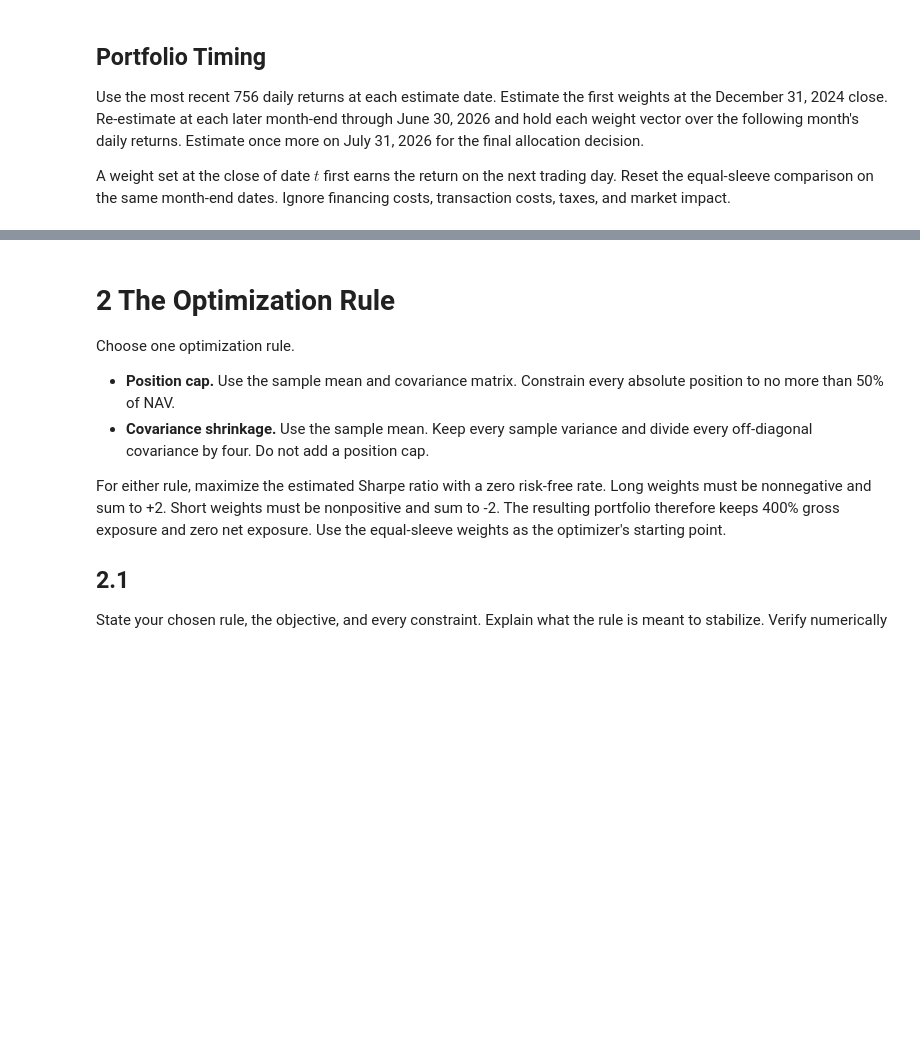
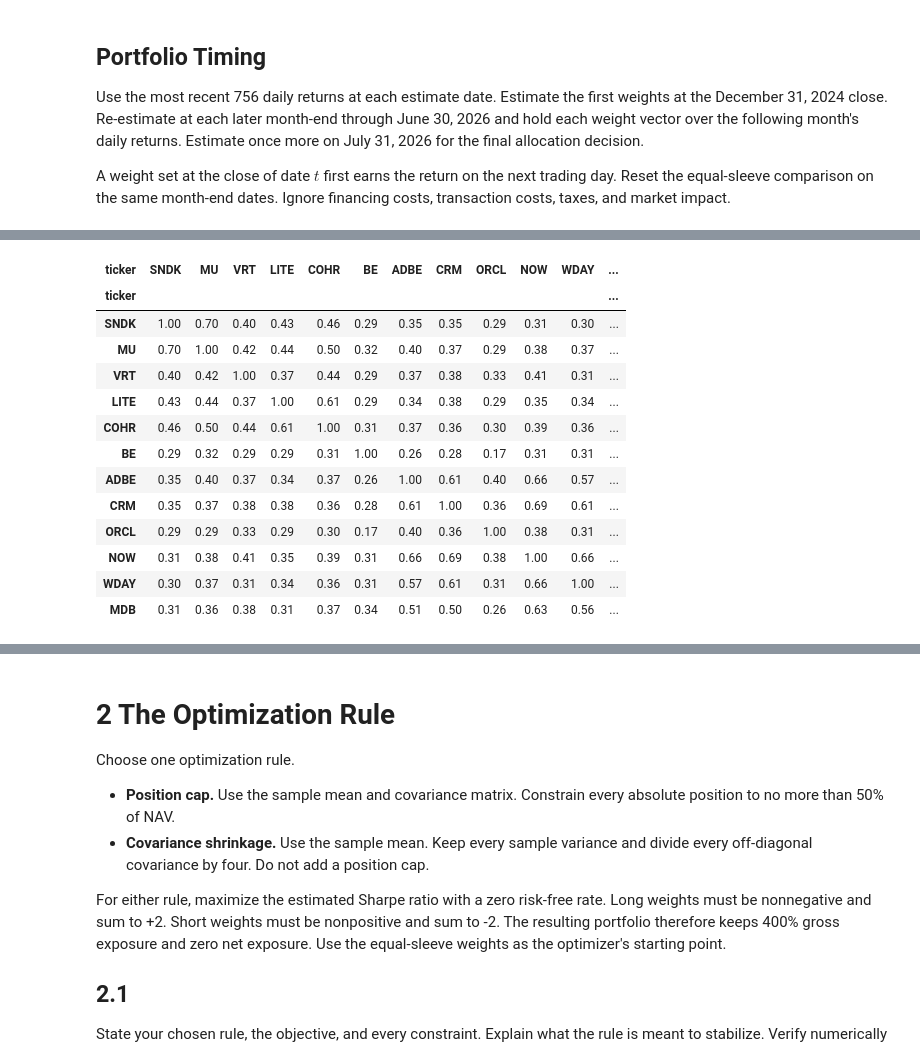
Before and after one commit to SimbaSimbiri/leveraged-awareness, a Jupyter notebook: situational_awareness_portfolio.ipynb, the cells around one changed output, grey strips where cells are left out. Drawn from its saved outputs; the diff is of its cells as text; code cells hidden in the pictures; blank space fills up the shorter version.

```diff
--- a/situational_awareness_portfolio.ipynb
+++ b/situational_awareness_portfolio.ipynb
@@ -24,10 +24,11 @@ Bloomberg gross-dividend total-return indexes supply the return history. The `SN
 # %% [markdown]
 ## Data Preview
 # %%
+from IPython.display import display
 from pathlib import Path
 import pandas as pd
 
-DATA = Path('../../../data/project_situational_awareness_20260731.xlsx')
+DATA = Path('project_situational_awareness_20260731.xlsx')
 descriptions = pd.read_excel(DATA, sheet_name='descriptions').set_index('ticker')
 returns = pd.read_excel(DATA, sheet_name='total returns', index_col='Date', parse_dates=True)
 baseline = pd.read_excel(DATA, sheet_name='baseline weights').set_index('ticker')
@@ -98,0 +216,8 @@ Using only returns available through December 31, 2024, report annualized mean,
+# %%
+# Historical estimates through December 31, 2024
+
+CUTOFF_ROW = pd.Timestamp('2024-12-31')
+TRADING_DAYS = 252
+
+tickers = baseline.index
+historical_returns = returns.loc[:CUTOFF_ROW, tickers].copy()
@@ -98,0 +265,29 @@ Using only returns available through December 31, 2024, report annualized mean,
+# %%
+# Correlation Mat
+correlation_matrix = historical_returns.corr()
+
+display(
+    correlation_matrix.style
+        .format('{:.2f}')
+        .background_gradient(
+            cmap='RdBu',
+            vmin=-1,
+            vmax=1,
+            axis=None
+        )
+)
+# %% [output]
+| ticker | SNDK | MU | VRT | LITE | COHR | BE | ADBE | CRM | ORCL | NOW | WDAY | ... |
+| ticker |  |  |  |  |  |  |  |  |  |  |  | ... |
+| SNDK | 1.00 | 0.70 | 0.40 | 0.43 | 0.46 | 0.29 | 0.35 | 0.35 | 0.29 | 0.31 | 0.30 | ... |
+| MU | 0.70 | 1.00 | 0.42 | 0.44 | 0.50 | 0.32 | 0.40 | 0.37 | 0.29 | 0.38 | 0.37 | ... |
+| VRT | 0.40 | 0.42 | 1.00 | 0.37 | 0.44 | 0.29 | 0.37 | 0.38 | 0.33 | 0.41 | 0.31 | ... |
+| LITE | 0.43 | 0.44 | 0.37 | 1.00 | 0.61 | 0.29 | 0.34 | 0.38 | 0.29 | 0.35 | 0.34 | ... |
+| COHR | 0.46 | 0.50 | 0.44 | 0.61 | 1.00 | 0.31 | 0.37 | 0.36 | 0.30 | 0.39 | 0.36 | ... |
+| BE | 0.29 | 0.32 | 0.29 | 0.29 | 0.31 | 1.00 | 0.26 | 0.28 | 0.17 | 0.31 | 0.31 | ... |
+| ADBE | 0.35 | 0.40 | 0.37 | 0.34 | 0.37 | 0.26 | 1.00 | 0.61 | 0.40 | 0.66 | 0.57 | ... |
+| CRM | 0.35 | 0.37 | 0.38 | 0.38 | 0.36 | 0.28 | 0.61 | 1.00 | 0.36 | 0.69 | 0.61 | ... |
+| ORCL | 0.29 | 0.29 | 0.33 | 0.29 | 0.30 | 0.17 | 0.40 | 0.36 | 1.00 | 0.38 | 0.31 | ... |
+| NOW | 0.31 | 0.38 | 0.41 | 0.35 | 0.39 | 0.31 | 0.66 | 0.69 | 0.38 | 1.00 | 0.66 | ... |
+| WDAY | 0.30 | 0.37 | 0.31 | 0.34 | 0.36 | 0.31 | 0.57 | 0.61 | 0.31 | 0.66 | 1.00 | ... |
+| MDB | 0.31 | 0.36 | 0.38 | 0.31 | 0.37 | 0.34 | 0.51 | 0.50 | 0.26 | 0.63 | 0.56 | ... |
```
Also changed, not shown: parts of 10 cells of this notebook, 2 other files.
